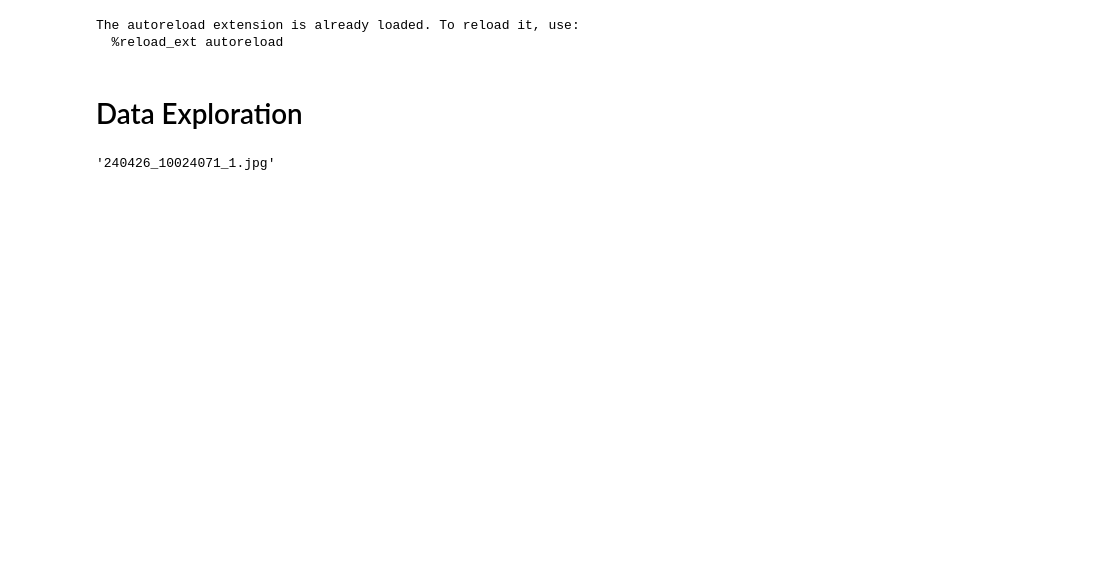
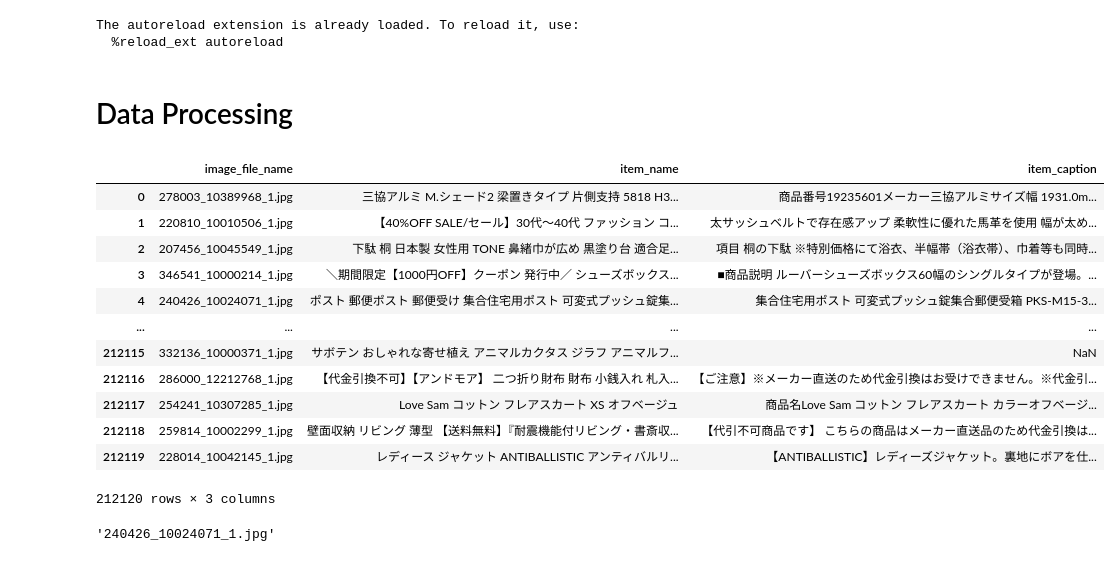
Before and after one commit to nicolas-dufour/rakuten_colour_extraction, a Jupyter notebook: rakuten_challenge.ipynb, the cells around one changed output. Saved outputs shown, nothing was run; the diff lists cells and outputs as text; code cells hidden in the pictures; blank space fills up the shorter version.

```diff
--- a/rakuten_challenge.ipynb
+++ b/rakuten_challenge.ipynb
@@ -77,6 +82,22 @@ The autoreload extension is already loaded. To reload it, use:
 # %%
 data_path = '/content/drive/MyDrive/rakuten_challenge/data/'
 # %% [markdown]
-# Data Exploration
+# Data Processing
+# %%
+pd.read_csv(data_path+'X_train.csv',index_col=0)
+# %% [output]
+|  | image_file_name | item_name | item_caption |
+| 0 | 278003_10389968_1.jpg | 三協アルミ M.シェード2 梁置きタイプ 片側支持 5818 H3... | 商品番号19235601メーカー三協アルミサイズ幅 1931.0m... |
+| 1 | 220810_10010506_1.jpg | 【40%OFF SALE/セール】30代〜40代 ファッション コ... | 太サッシュベルトで存在感アップ 柔軟性に優れた馬革を使用 幅が太め... |
+| 2 | 207456_10045549_1.jpg | 下駄 桐 日本製 女性用 TONE 鼻緒巾が広め 黒塗り台 適合足... | 項目 桐の下駄 ※特別価格にて浴衣、半幅帯（浴衣帯）、巾着等も同時... |
+| 3 | 346541_10000214_1.jpg | ＼期間限定【1000円OFF】クーポン 発行中／ シューズボックス... | ■商品説明 ルーバーシューズボックス60幅のシングルタイプが登場。... |
+| 4 | 240426_10024071_1.jpg | ポスト 郵便ポスト 郵便受け 集合住宅用ポスト 可変式プッシュ錠集... | 集合住宅用ポスト 可変式プッシュ錠集合郵便受箱 PKS-M15-3... |
+| ... | ... | ... | ... |
+| 212115 | 332136_10000371_1.jpg | サボテン おしゃれな寄せ植え アニマルカクタス ジラフ アニマルフ... | NaN |
+| 212116 | 286000_12212768_1.jpg | 【代金引換不可】【アンドモア】 二つ折り財布 財布 小銭入れ 札入... | 【ご注意】※メーカー直送のため代金引換はお受けできません。※代金引... |
+| 212117 | 254241_10307285_1.jpg | Love Sam コットン フレアスカート XS オフベージュ | 商品名Love Sam コットン フレアスカート カラーオフベージ... |
+| 212118 | 259814_10002299_1.jpg | 壁面収納 リビング 薄型 【送料無料】『耐震機能付リビング・書斎収... | 【代引不可商品です】 こちらの商品はメーカー直送品のため代金引換は... |
+| 212119 | 228014_10042145_1.jpg | レディース ジャケット ANTIBALLISTIC アンティバルリ... | 【ANTIBALLISTIC】レディーズジャケット。裏地にボアを仕... |
+212120 rows × 3 columns
 # %%
 image_paths = pd.read_csv(data_path+'X_train.csv',index_col=0)['image_file_name']
```
Also changed, not shown: parts of 14 cells of this notebook.
